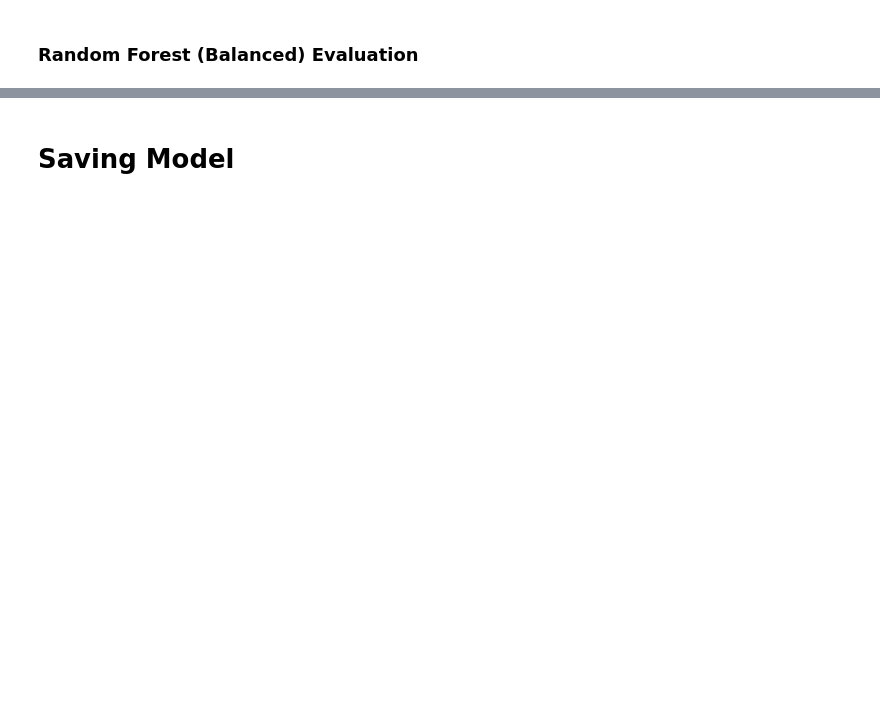
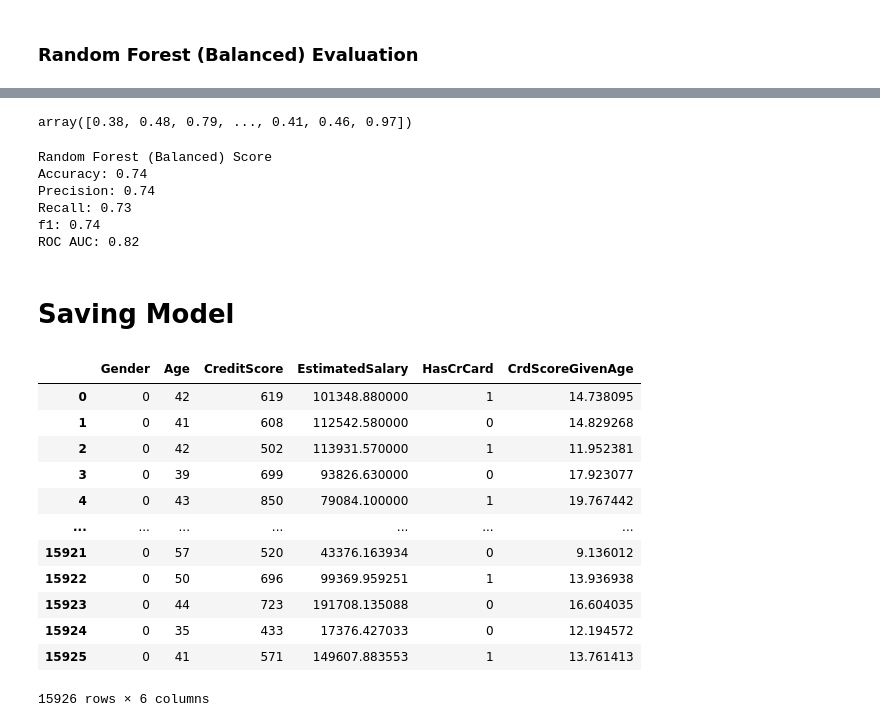
Before and after one commit to ladyryan/Churn-Pred, a Jupyter notebook: Copy_of_Customer_Churn_Prediction.ipynb, the cells around one changed output, grey strips where cells are left out. Drawn from its saved outputs; the diff is of its cells as text; code cells hidden in the pictures; blank space fills up the shorter version.

```diff
--- a/Copy_of_Customer_Churn_Prediction.ipynb
+++ b/Copy_of_Customer_Churn_Prediction.ipynb
@@ -641,2 +853,42 @@ ROC AUC: 0.82
+# %%
+y_best_predProba = rfBest.predict_proba(X2_test)[::,-1]
+y_best_predProba
+# %% [output]
+array([0.38, 0.48, 0.79, ..., 0.41, 0.46, 0.97])
+# %%
+print('Random Forest (Balanced) Score')
+print('Accuracy: {:.2f}'.format(accuracy_score(y2_test, y_rf_best_pred)))
+print('Precision: {:.2f}'.format(precision_score(y2_test, y_rf_best_pred)))
+print('Recall: {:.2f}'.format(recall_score(y2_test, y_rf_best_pred)))
+print('f1: {:.2f}'.format(f1_score(y2_test, y_rf_best_pred)))
+
+print('ROC AUC: {:.2f}'.format(roc_auc_score(y2_test, y_best_predProba)))
+# %% [output]
+Random Forest (Balanced) Score
+Accuracy: 0.74
+Precision: 0.74
+Recall: 0.73
+f1: 0.74
+ROC AUC: 0.82
 # %% [markdown]
 # Saving Model
+# %%
+X2_se = X2_smote.copy()
+X2_se
+
+y2_se = y2_smote.copy()
+X2_se
+# %% [output]
+|  | Gender | Age | CreditScore | EstimatedSalary | HasCrCard | CrdScoreGivenAge |
+| 0 | 0 | 42 | 619 | 101348.880000 | 1 | 14.738095 |
+| 1 | 0 | 41 | 608 | 112542.580000 | 0 | 14.829268 |
+| 2 | 0 | 42 | 502 | 113931.570000 | 1 | 11.952381 |
+| 3 | 0 | 39 | 699 | 93826.630000 | 0 | 17.923077 |
+| 4 | 0 | 43 | 850 | 79084.100000 | 1 | 19.767442 |
+| ... | ... | ... | ... | ... | ... | ... |
+| 15921 | 0 | 57 | 520 | 43376.163934 | 0 | 9.136012 |
+| 15922 | 0 | 50 | 696 | 99369.959251 | 1 | 13.936938 |
+| 15923 | 0 | 44 | 723 | 191708.135088 | 0 | 16.604035 |
+| 15924 | 0 | 35 | 433 | 17376.427033 | 0 | 12.194572 |
+| 15925 | 0 | 41 | 571 | 149607.883553 | 1 | 13.761413 |
+15926 rows × 6 columns
```
Also changed, not shown: parts of 76 cells of this notebook, 2 other files.
